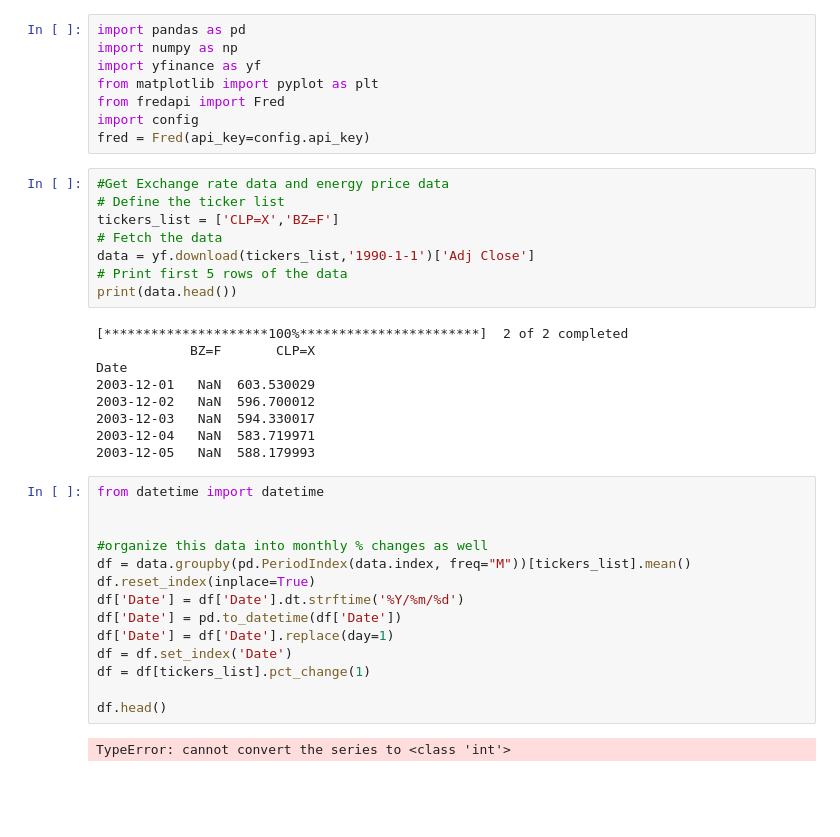
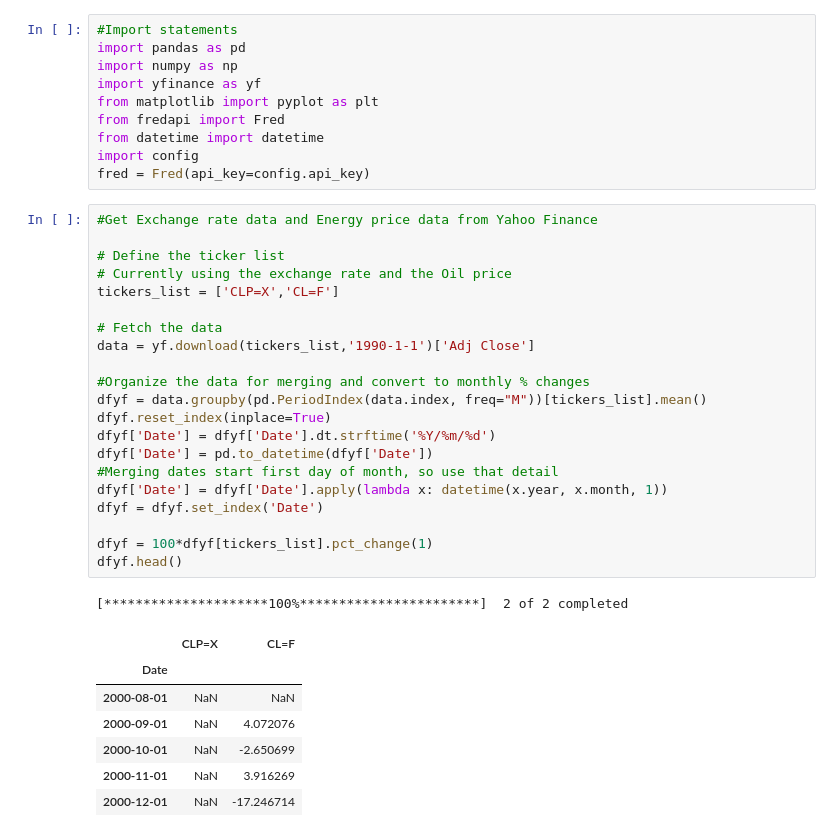
Before and after one commit to willcrossb/Latam_CPI_nowcast, a Jupyter notebook: initial_test.ipynb, the cells around one changed output. Cells and saved outputs as stored; diff of their text form; blank space fills up the shorter version.

Commit message:
First fcasts

```diff
--- a/initial_test.ipynb
+++ b/initial_test.ipynb
@@ -1,42 +6,41 @@
 # %%
+#Import statements
 import pandas as pd
 import numpy as np
 import yfinance as yf
 from matplotlib import pyplot as plt
 from fredapi import Fred
+from datetime import datetime
 import config
 fred = Fred(api_key=config.api_key)
-# %%
-#Get Exchange rate data and energy price data
-# Define the ticker list
-tickers_list = ['CLP=X','BZ=F']
-# Fetch the data
-data = yf.download(tickers_list,'1990-1-1')['Adj Close']
-# Print first 5 rows of the data
-print(data.head())
-# %% [output]
-[*********************100%***********************]  2 of 2 completed
-            BZ=F       CLP=X
-Date
-2003-12-01   NaN  603.530029
-2003-12-02   NaN  596.700012
-2003-12-03   NaN  594.330017
-2003-12-04   NaN  583.719971
-2003-12-05   NaN  588.179993
-# %%
-from datetime import datetime
-
-
-#organize this data into monthly % changes as well
-df = data.groupby(pd.PeriodIndex(data.index, freq="M"))[tickers_list].mean()
-df.reset_index(inplace=True)
-df['Date'] = df['Date'].dt.strftime('%Y/%m/%d')
-df['Date'] = pd.to_datetime(df['Date'])
-df['Date'] = df['Date'].replace(day=1)
-df = df.set_index('Date')
-df = df[tickers_list].pct_change(1)
-
-df.head()
-# %% [output]
-TypeError: cannot convert the series to <class 'int'>
+# %%
+#Get Exchange rate data and Energy price data from Yahoo Finance
+
+# Define the ticker list
+# Currently using the exchange rate and the Oil price
+tickers_list = ['CLP=X','CL=F']
+
+# Fetch the data
+data = yf.download(tickers_list,'1990-1-1')['Adj Close']
+
+#Organize the data for merging and convert to monthly % changes
+dfyf = data.groupby(pd.PeriodIndex(data.index, freq="M"))[tickers_list].mean()
+dfyf.reset_index(inplace=True)
+dfyf['Date'] = dfyf['Date'].dt.strftime('%Y/%m/%d')
+dfyf['Date'] = pd.to_datetime(dfyf['Date'])
+#Merging dates start first day of month, so use that detail
+dfyf['Date'] = dfyf['Date'].apply(lambda x: datetime(x.year, x.month, 1))
+dfyf = dfyf.set_index('Date')
+
+dfyf = 100*dfyf[tickers_list].pct_change(1)
+dfyf.head()
+# %% [output]
+[*********************100%***********************]  2 of 2 completed
+|  | CLP=X | CL=F |
+| Date |  |  |
+| 2000-08-01 | NaN | NaN |
+| 2000-09-01 | NaN | 4.072076 |
+| 2000-10-01 | NaN | -2.650699 |
+| 2000-11-01 | NaN | 3.916269 |
+| 2000-12-01 | NaN | -17.246714 |
 # %%
```
Also changed, not shown: parts of 8 cells of this notebook.
